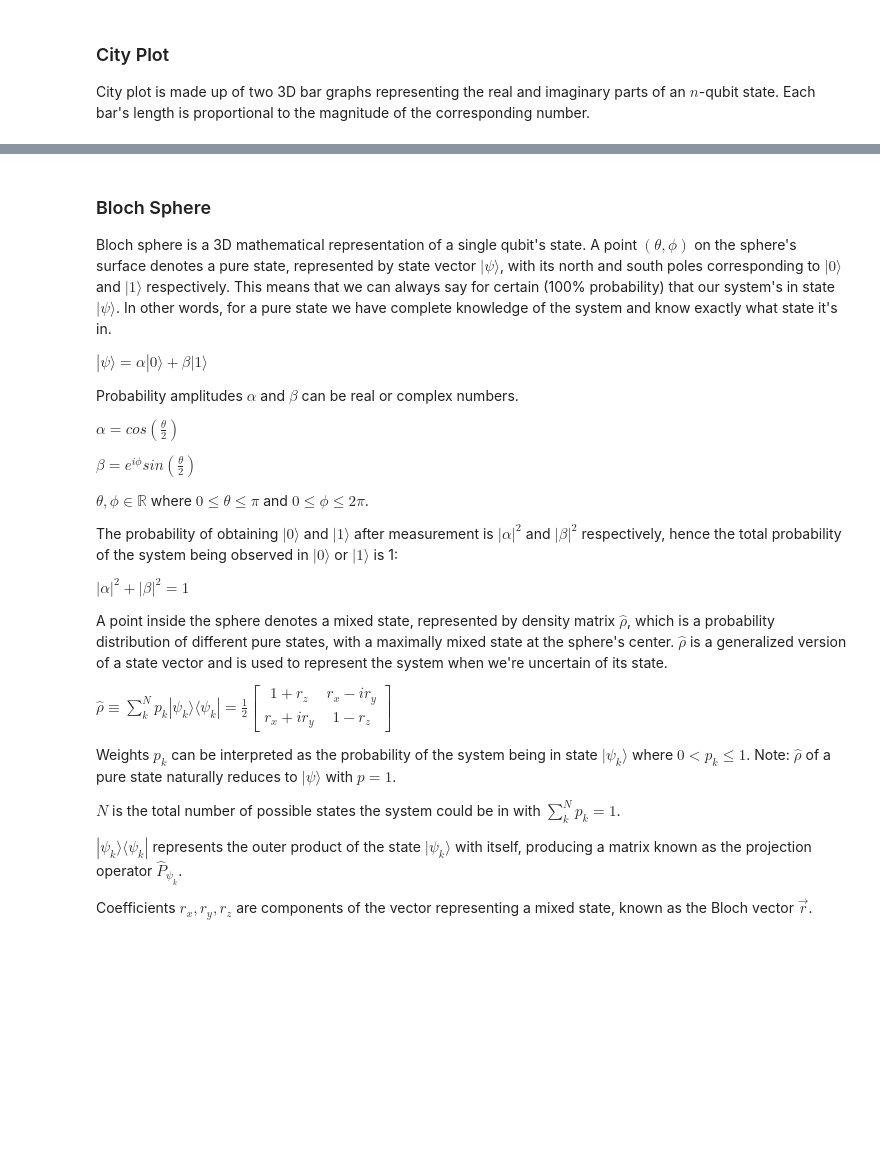
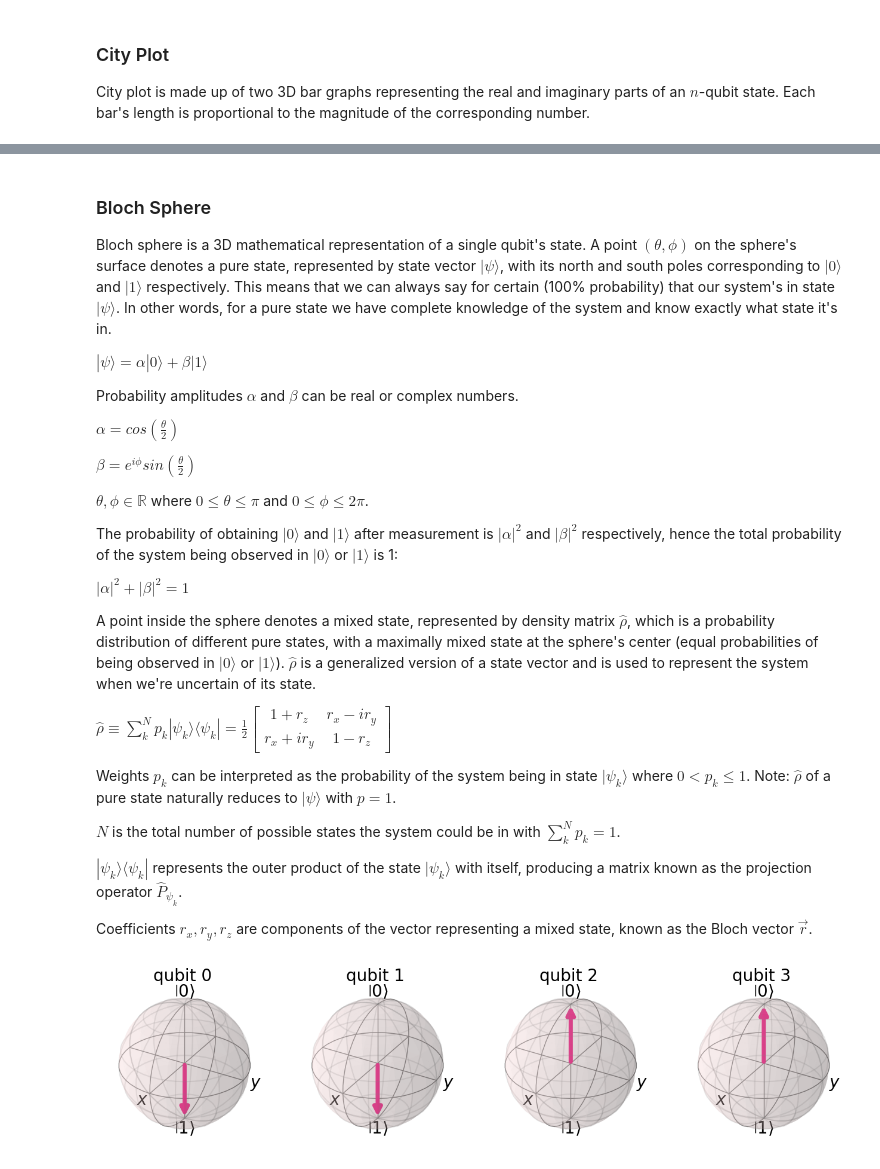
Before and after one commit to lynkos/grovers-algorithm, a Jupyter notebook: Grovers-Algorithm.ipynb, the cells around one changed output, grey strips where cells are left out. Drawn from its saved outputs; the diff is of its cells as text; code cells hidden in the pictures; blank space fills up the shorter version.

```diff
--- a/Grovers-Algorithm.ipynb
+++ b/Grovers-Algorithm.ipynb
@@ -267,7 +277,7 @@ The probability of obtaining $|0 \rangle$ and $|1 \rangle$ after measurement is
 
 $|\alpha|^{2} + |\beta|^{2} = 1$
 
-A point inside the sphere denotes a mixed state, represented by density matrix $\hat{\rho}$, which is a probability distribution of different pure states, with a maximally mixed state at the sphere's center. $\hat{\rho}$ is a generalized version of a state vector and is used to represent the system when we're uncertain of its state.
+A point inside the sphere denotes a mixed state, represented by density matrix $\hat{\rho}$, which is a probability distribution of different pure states, with a maximally mixed state at the sphere's center (equal probabilities of being observed in $|0 \rangle$ or $|1 \rangle$). $\hat{\rho}$ is a generalized version of a state vector and is used to represent the system when we're uncertain of its state.
 
 $\hat{\rho} \equiv \sum\limits_{k}^{N} p_{k} |\psi_{k} \rangle \langle\psi_{k}| =
 \displaystyle\frac{1}{2} \begin{bmatrix}1 + r_{z} & r_{x} - ir_{y} \\ r_{x} + ir_{y} & 1 - r_{z}\end{bmatrix}$
@@ -279,3 +289,10 @@ $N$ is the total number of possible states the system could be in with $\sum\lim
 $|\psi_{k} \rangle \langle\psi_{k}|$ represents the outer product of the state $|\psi_{k} \rangle$ with itself, producing a matrix known as the projection operator $\hat{P}_{\psi_{k}}$.
 
 Coefficients $r_{x}, r_{y}, r_{z}$ are components of the vector representing a mixed state, known as the Bloch vector $\vec{r}$.
+# %%
+# Bloch sphere representation of state at index 0 in density_matrix
+# Change index [0, m - 1] to see other states
+# Note that bloch sphere can only display 1 state by design
+matrices[0].draw("bloch")
+# %% [output]
+[figure, added]
```
Also changed, not shown: parts of 29 cells of this notebook.
